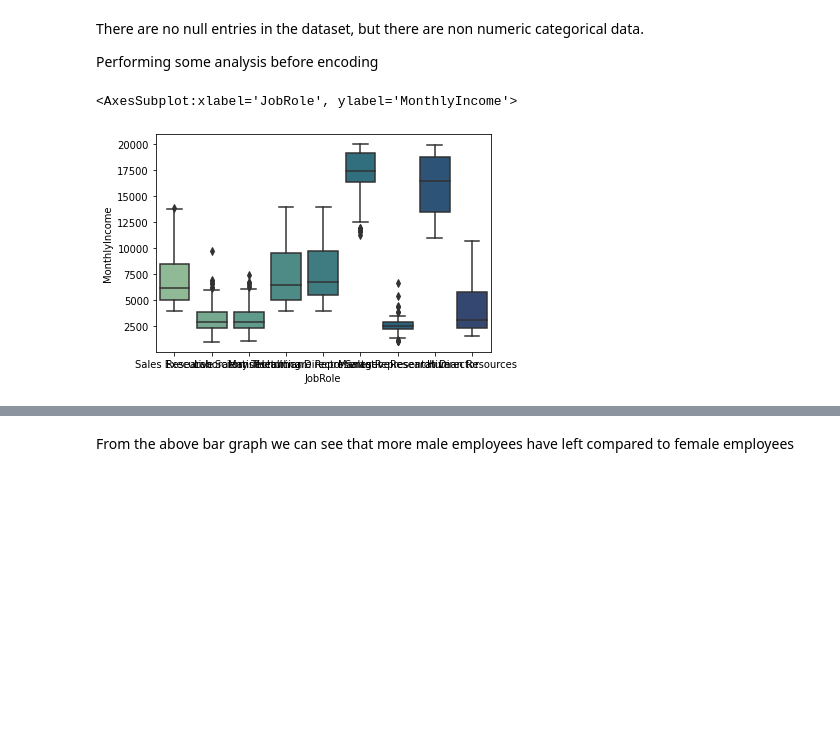
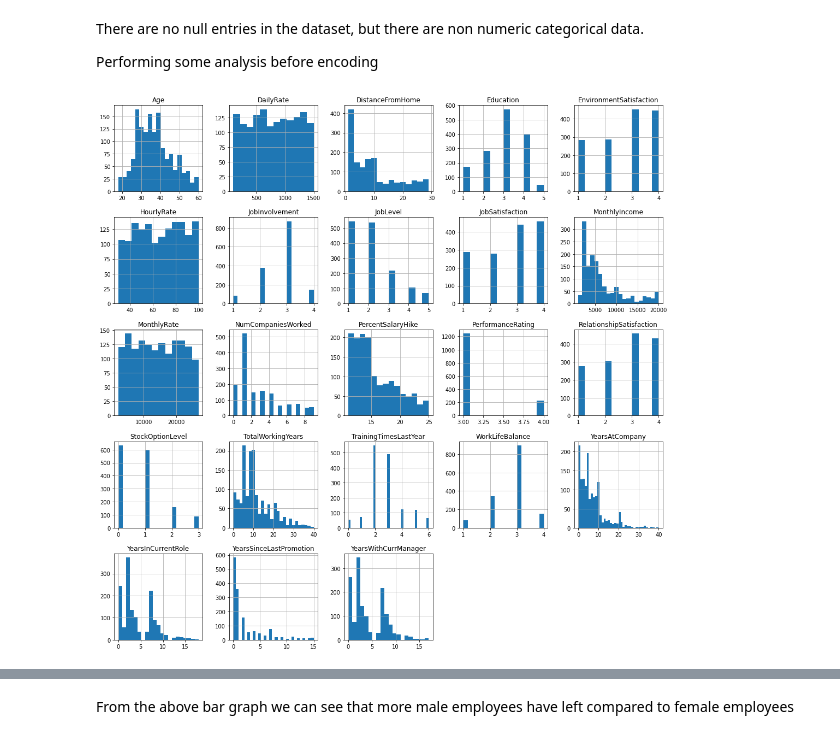
Before and after one commit to AmanKrishna171/HR_Analytics_Data_Science_Project, a Jupyter notebook: CW_Part1.ipynb, the cells around one changed output, grey strips where cells are left out. Drawn from its saved outputs; the diff is of its cells as text; code cells hidden in the pictures; blank space fills up the shorter version.

```diff
--- a/CW_Part1.ipynb
+++ b/CW_Part1.ipynb
@@ -109,8 +190,7 @@ dtype: float64
 There are no null entries in the dataset, but there are non numeric categorical data.
 
 Performing some analysis before encoding
-# %%
-sns.boxplot(data = df, x = "JobRole", y = "MonthlyIncome", palette = "crest")
-# %% [output]
-<AxesSubplot:xlabel='JobRole', ylabel='MonthlyIncome'>
-[figure, removed]
+# %%
+df.hist(figsize=(18,18),grid=True,bins='auto');
+# %% [output]
+[figure, added]
```
Also changed, not shown: parts of 41 cells of this notebook.
